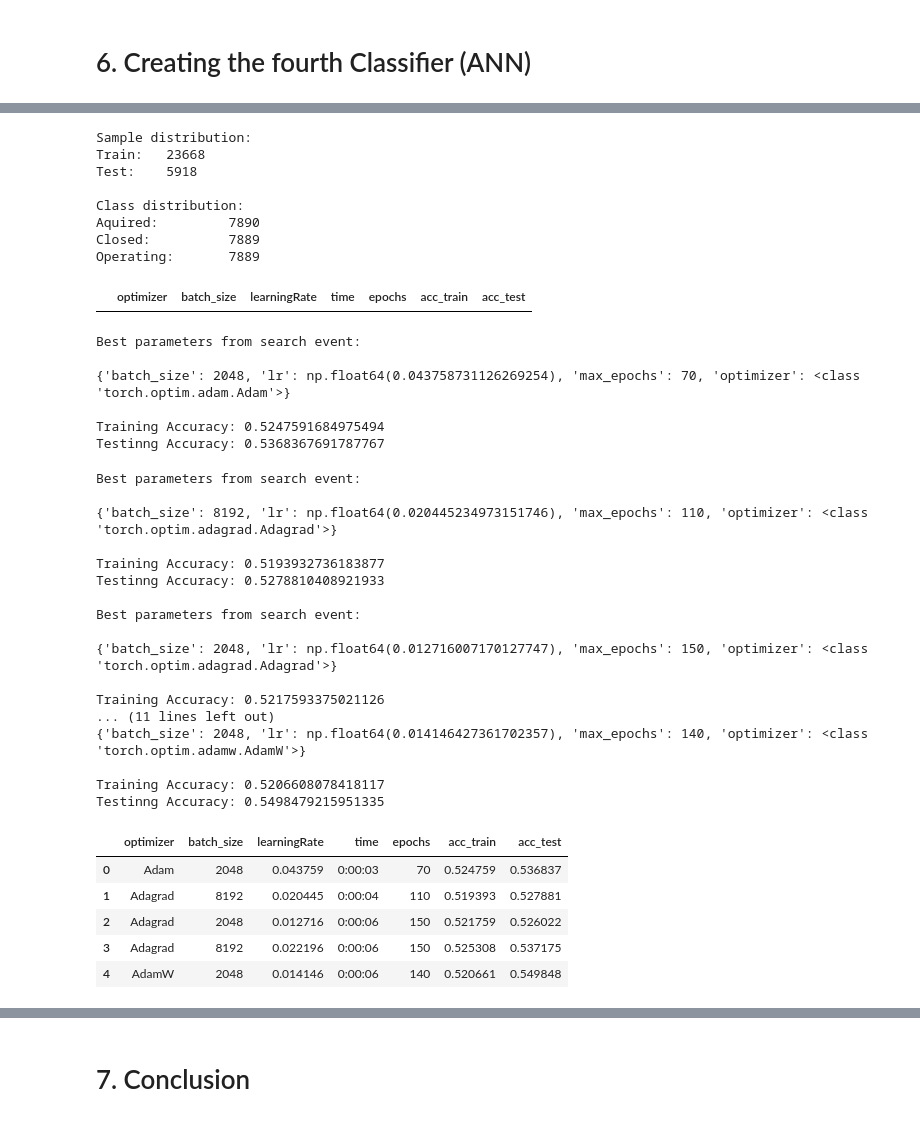
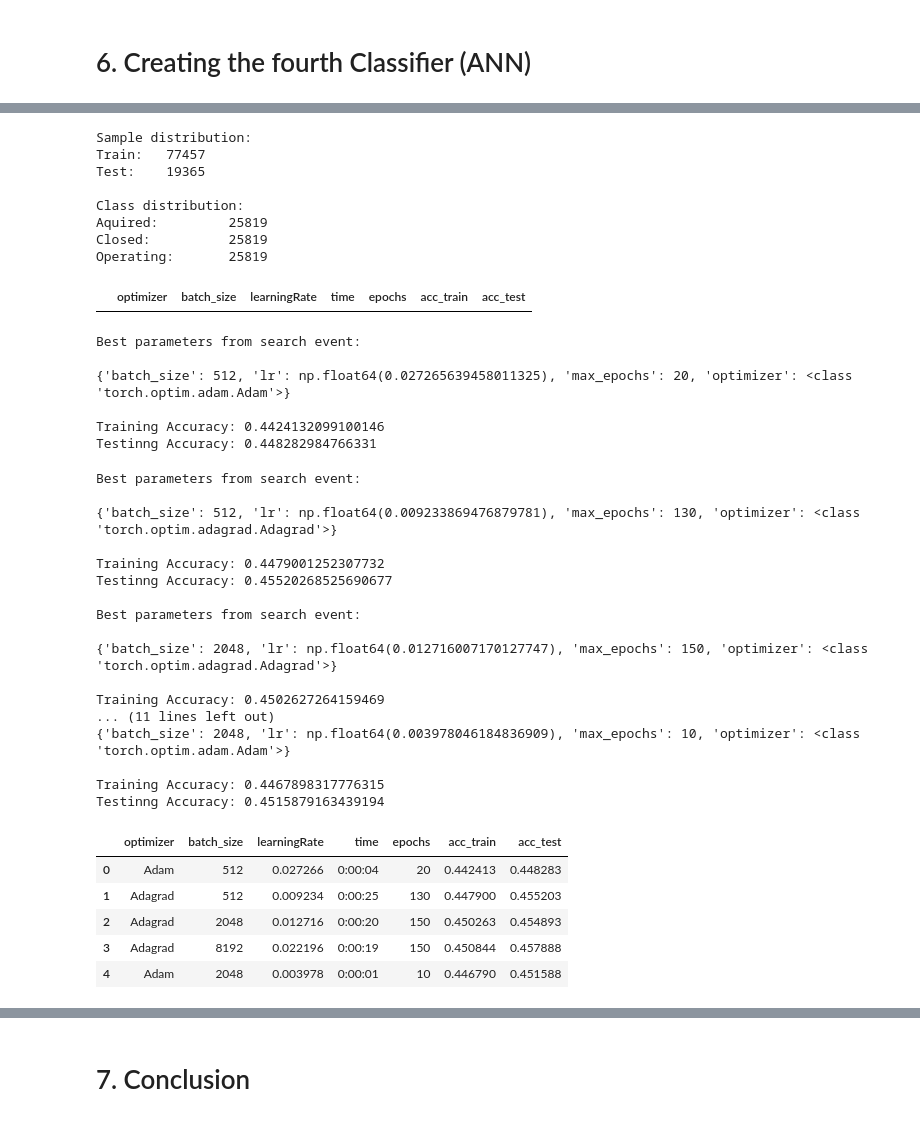
Before and after one commit to lgndluke/ML_Lab_Project, a Jupyter notebook: Lab_Project/ML_Lab_Project.ipynb, the cells around one changed output, grey strips where cells are left out. Saved outputs shown, nothing was run; the diff lists cells and outputs as text; code cells hidden in the pictures.

```diff
--- a/Lab_Project/ML_Lab_Project.ipynb
+++ b/Lab_Project/ML_Lab_Project.ipynb
@@ -797,11 +809,11 @@ data_class_0   = df_nn[df_nn['status'] == 0]
 data_class_1   = df_nn[df_nn['status'] == 1]
 data_class_2   = df_nn[df_nn['status'] == 2]
 
-min_size = len(data_class_0)
+max_size = len(data_class_2)
 
-data_class_1_upsampled   = resample(data_class_1, replace=True, n_samples=min_size, random_state=1)
-data_class_2_downsampled = resample(data_class_2, replace=False, n_samples=min_size, random_state=1)
-balanced_data = pd.concat([data_class_0, data_class_1_upsampled, data_class_2_downsampled])
+data_class_0_upsampled   = resample(data_class_0, replace=True, n_samples=max_size, random_state=1)
+data_class_1_upsampled   = resample(data_class_1, replace=True, n_samples=max_size, random_state=1)
+balanced_data = pd.concat([data_class_0_upsampled, data_class_1_upsampled, data_class_2])
 
 X_balanced = balanced_data.copy(deep=True)
 y_balanced = X_balanced.pop('status')
@@ -825,13 +837,13 @@ print(f'Closed: \t {y_train_nn[y_train_nn==1].count()}')
 print(f'Operating: \t {y_train_nn[y_train_nn==2].count()}')
 # %% [output]
 Sample distribution:
-Train:   23668
-Test:    5918
+Train:   77457
+Test:    19365
 
 Class distribution:
-Aquired:         7890
-Closed:          7889
-Operating:       7889
+Aquired:         25819
+Closed:          25819
+Operating:       25819
 # %%
 # =======================================================================================================
 # Create the Neural Network structure:
@@ -899,7 +911,7 @@ distributions = {
 # Create a Skorch Model using the PyTorch Neural Network structure as module.
 model = NeuralNet(
     module=NeuralNetwork,
-    module__num_features=18,
+    module__num_features=(df_nn.shape[1] - 1),
     module__num_classes=3,
     criterion=nn.CrossEntropyLoss(),
     verbose=False,
@@ -909,7 +921,7 @@ model = NeuralNet(
 for i in range(ITERATIONS):
 
     # Using RandomizedSearchCV to find good hyperparameters.
-    random_search = RandomizedSearchCV(model, distributions, scoring=skorch_accuracy_scorer, cv=4, random_state=i)
+    random_search = RandomizedSearchCV(model, distributions, scoring=skorch_accuracy_scorer, cv=2, random_state=i)
     search = random_search.fit(X_train_np, y_train_np)
     print(f'Best parameters from search event: \n')
     print(f'{search.best_params_} \n')
@@ -920,7 +932,7 @@ for i in range(ITERATIONS):
     # Training new Classifier with those results
     mlp_tuned = NeuralNet(
                     module=NeuralNetwork,
-                    module__num_features=18,
+                    module__num_features=(df_nn.shape[1] - 1),
                     module__num_classes=3,
                     criterion=nn.CrossEntropyLoss(),
                     **search.best_params_,
@@ -961,48 +973,48 @@ for i in range(ITERATIONS):
     # Create DataFrame entry
     entry = pd.DataFrame({
         'optimizer': [type(mlp_tuned.optimizer_).__name__],
         'batch_size': [mlp_tuned.batch_size],
         'learningRate': [mlp_tuned.optimizer_.param_groups[0]['lr']],
         'time': [training_time],
         'epochs': [mlp_tuned.max_epochs],
         'acc_train': [train_result],
         'acc_test': [test_result]
     })
 
     # Add entry to results
     results = pd.concat([results, entry], ignore_index=True)
 
 results
 # %% [output]
 Best parameters from search event:
 
-{'batch_size': 2048, 'lr': np.float64(0.043758731126269254), 'max_epochs': 70, 'optimizer': <class 'torch.optim.adam.Adam'>}
+{'batch_size': 512, 'lr': np.float64(0.027265639458011325), 'max_epochs': 20, 'optimizer': <class 'torch.optim.adam.Adam'>}
 
-Training Accuracy: 0.5247591684975494
-Testinng Accuracy: 0.5368367691787767
+Training Accuracy: 0.4424132099100146
+Testinng Accuracy: 0.448282984766331
 Best parameters from search event:
 
-{'batch_size': 8192, 'lr': np.float64(0.020445234973151746), 'max_epochs': 110, 'optimizer': <class 'torch.optim.adagrad.Adagrad'>}
+{'batch_size': 512, 'lr': np.float64(0.009233869476879781), 'max_epochs': 130, 'optimizer': <class 'torch.optim.adagrad.Adagrad'>}
 
-Training Accuracy: 0.5193932736183877
-Testinng Accuracy: 0.5278810408921933
+Training Accuracy: 0.4479001252307732
+Testinng Accuracy: 0.45520268525690677
 
 Best parameters from search event:
 
 {'batch_size': 2048, 'lr': np.float64(0.012716007170127747), 'max_epochs': 150, 'optimizer': <class 'torch.optim.adagrad.Adagrad'>}
 
-Training Accuracy: 0.5217593375021126
+Training Accuracy: 0.4502627264159469
 ... (11 lines left out)
-{'batch_size': 2048, 'lr': np.float64(0.014146427361702357), 'max_epochs': 140, 'optimizer': <class 'torch.optim.adamw.AdamW'>}
+{'batch_size': 2048, 'lr': np.float64(0.003978046184836909), 'max_epochs': 10, 'optimizer': <class 'torch.optim.adam.Adam'>}
 
-Training Accuracy: 0.5206608078418117
-Testinng Accuracy: 0.5498479215951335
+Training Accuracy: 0.4467898317776315
+Testinng Accuracy: 0.4515879163439194
 |  | optimizer | batch_size | learningRate | time | epochs | acc_train | acc_test |
-| 0 | Adam | 2048 | 0.043759 | 0:00:03 | 70 | 0.524759 | 0.536837 |
-| 1 | Adagrad | 8192 | 0.020445 | 0:00:04 | 110 | 0.519393 | 0.527881 |
-| 2 | Adagrad | 2048 | 0.012716 | 0:00:06 | 150 | 0.521759 | 0.526022 |
-| 3 | Adagrad | 8192 | 0.022196 | 0:00:06 | 150 | 0.525308 | 0.537175 |
-| 4 | AdamW | 2048 | 0.014146 | 0:00:06 | 140 | 0.520661 | 0.549848 |
+| 0 | Adam | 512 | 0.027266 | 0:00:04 | 20 | 0.442413 | 0.448283 |
+| 1 | Adagrad | 512 | 0.009234 | 0:00:25 | 130 | 0.447900 | 0.455203 |
+| 2 | Adagrad | 2048 | 0.012716 | 0:00:20 | 150 | 0.450263 | 0.454893 |
+| 3 | Adagrad | 8192 | 0.022196 | 0:00:19 | 150 | 0.450844 | 0.457888 |
+| 4 | Adam | 2048 | 0.003978 | 0:00:01 | 10 | 0.446790 | 0.451588 |
 # %%
 # =======================================================================================================
 # Get the best performing classifier from the results list:
```
Also changed, not shown: parts of 29 cells of this notebook.
